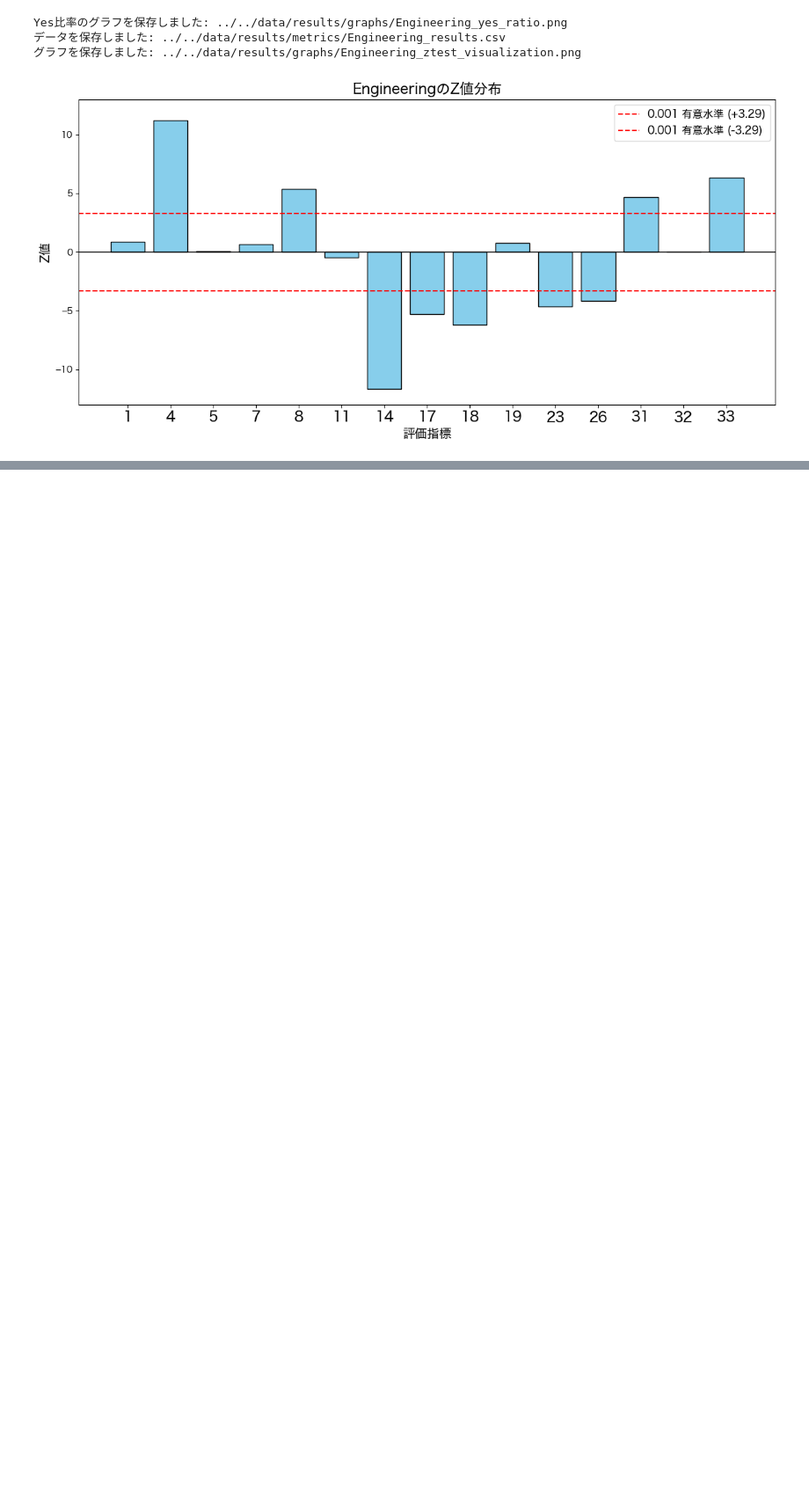
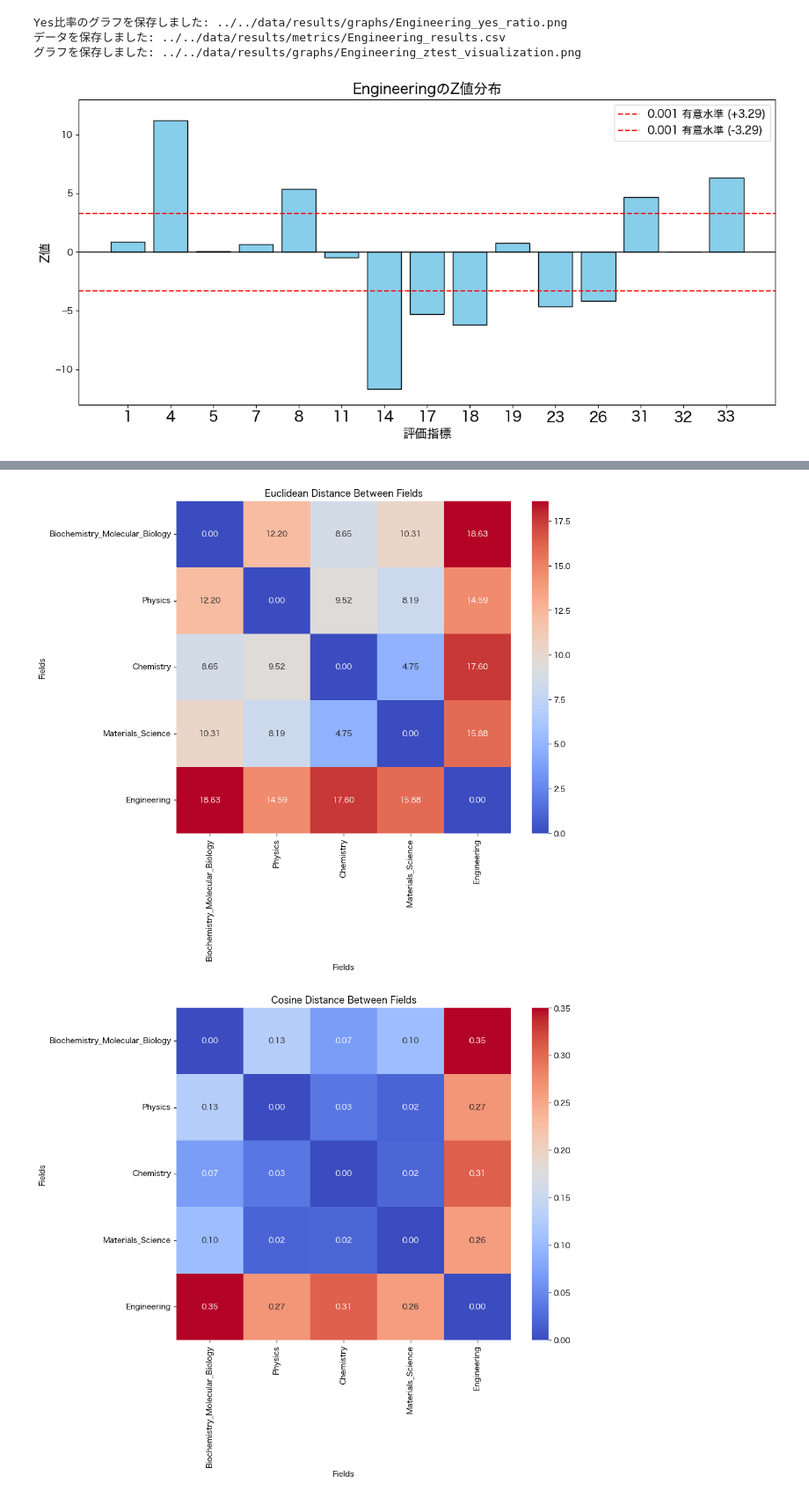
Before and after one commit to ku6kaw/Abstract-evaluation-by-Gemini, a Jupyter notebook: src/analysis/results_analysis.ipynb, the cells around one changed output, grey strips where cells are left out. Shown at 88% size. Cells and saved outputs as stored; diff of their text form; code cells hidden in the pictures; blank space fills up the shorter version.

```diff
--- a/src/analysis/results_analysis.ipynb
+++ b/src/analysis/results_analysis.ipynb
@@ -80,6 +82,9 @@ visualize_results(filtered_df, graph_save_dir, data_save_dir, "全体", 25)
 グラフを保存しました: ../../data/results/graphs/全体_ztest_visualization.png
 [figure]
 # %%
+# 各分野ごとの比較結果を保持するための辞書
+field_results = {}
+
 # 各分野ごとの比較
 for field in high_group.keys():
 
@@ -114,6 +119,9 @@ for field in high_group.keys():
 
     filtered_field_df = filtered_field_df[~filtered_field_df['Rule'].isin(rules_to_remove_f1)]
 
+    # 結果を辞書に保存
+    field_results[field] = filtered_field_df
+
     # 可視化と保存
     visualize_results(filtered_field_df, graph_save_dir, data_save_dir, field, 13)
 # %% [output]
@@ -139,0 +168,51 @@ Yes比率のグラフを保存しました: ../../data/results/graphs/Engineerin
+# %%
+# 各分野のZ値をベクトル化
+distance_metrics = {}
+fields = list(field_results.keys())
+
+z_vectors = {field: field_results[field]['Z-statistic'].values for field in fields}
+
+# ユークリッド距離の計算
+euclidean_distances = np.zeros((len(fields), len(fields)))
+for i, field1 in enumerate(fields):
+    for j, field2 in enumerate(fields):
+        euclidean_distances[i, j] = euclidean(z_vectors[field1], z_vectors[field2])
+
+distance_metrics['Euclidean'] = euclidean_distances
+
+# コサイン距離の計算
+cosine_distances = np.zeros((len(fields), len(fields)))
+for i, field1 in enumerate(fields):
+    for j, field2 in enumerate(fields):
+        cosine_distances[i, j] = cosine(z_vectors[field1], z_vectors[field2])
+
+distance_metrics['Cosine'] = cosine_distances
+
+# 距離行列の可視化
+def plot_distance_matrix(dist_matrix, metric_name):
+    plt.figure(figsize=(10, 8))
+    sns.heatmap(dist_matrix, xticklabels=fields, yticklabels=fields, annot=True, fmt='.2f', cmap='coolwarm')
+    plt.title(f'{metric_name} Distance Between Fields')
+    plt.xlabel('Fields')
+    plt.ylabel('Fields')
+    plt.show()
+
+plot_distance_matrix(euclidean_distances, 'Euclidean')
+plot_distance_matrix(cosine_distances, 'Cosine')
+
+# PCAによる次元削減と可視化
+pca = PCA(n_components=2)
+reduced_data = pca.fit_transform(np.array(list(z_vectors.values())))
+
+plt.figure(figsize=(8, 6))
+plt.scatter(reduced_data[:, 0], reduced_data[:, 1])
+for i, field in enumerate(fields):
+    plt.annotate(field, (reduced_data[i, 0], reduced_data[i, 1]))
+plt.title('各分野のZ値に基づく主成分分析')
+plt.xlabel('第一主成分')
+plt.ylabel('第二主成分')
+plt.grid()
+plt.show()
+# %% [output]
+[figure, added]
+[figure, added]
```
Also changed, not shown: parts of 4 cells of this notebook, 2 other files.
